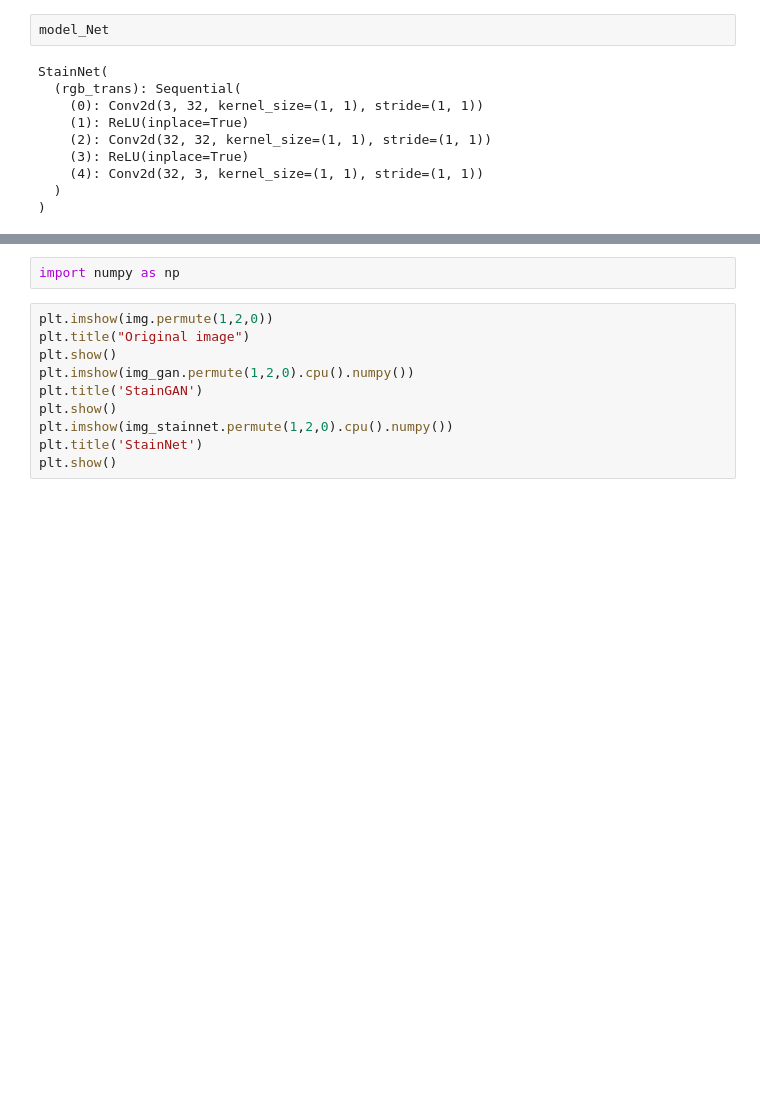
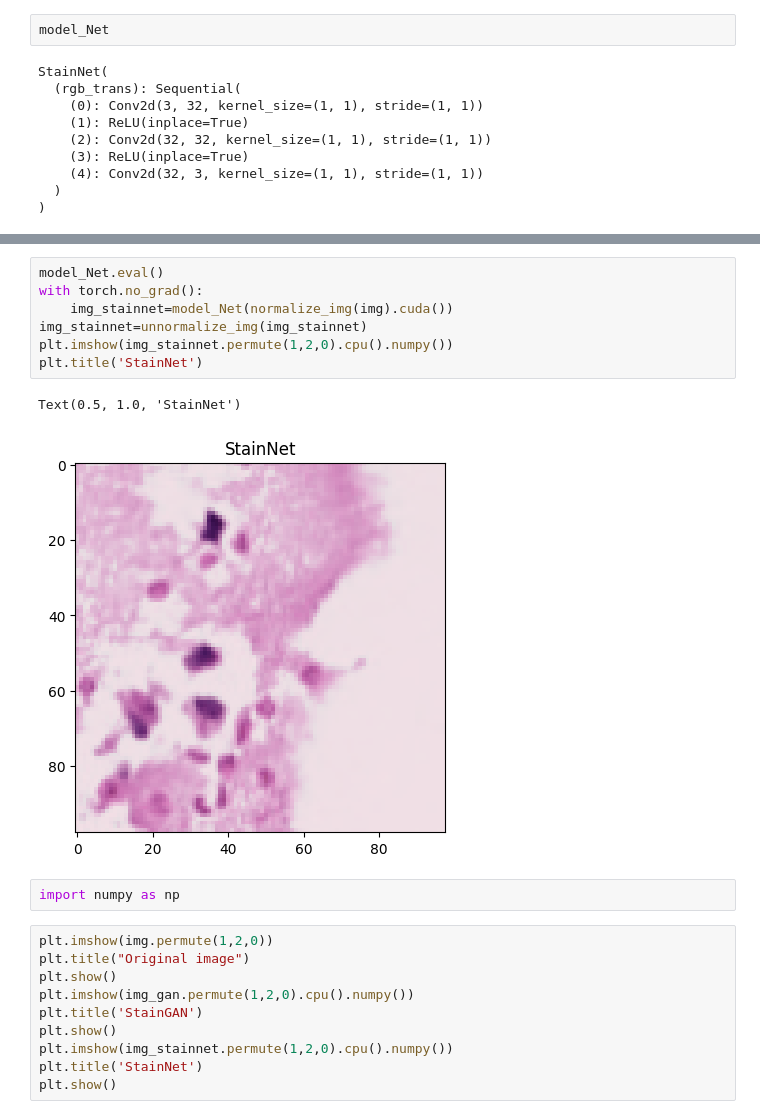
Before and after one commit to gabriellecaillaud/DLMI_histopathology, a Jupyter notebook: staingan.ipynb, the cells around one changed output, grey strips where cells are left out. Saved outputs shown, nothing was run; the diff lists cells and outputs as text; blank space fills up the shorter version.

Commit message:
finetune stainNet

```diff
--- a/staingan.ipynb
+++ b/staingan.ipynb
@@ -383,6 +383,16 @@ plt.title('StainNet')
 Clipping input data to the valid range for imshow with RGB data ([0..1] for floats or [0..255] for integers). Got range [-0.029024184..0.9058659].
 Text(0.5, 1.0, 'StainNet')
 [figure]
+# %%
+model_Net.eval()
+with torch.no_grad():
+    img_stainnet=model_Net(normalize_img(img).cuda())
+img_stainnet=unnormalize_img(img_stainnet)
+plt.imshow(img_stainnet.permute(1,2,0).cpu().numpy())
+plt.title('StainNet')
+# %% [output]
+Text(0.5, 1.0, 'StainNet')
+[figure, added]
 # %%
 import numpy as np
 # %%
```
Also changed, not shown: parts of 27 cells of this notebook, 4 other files.
